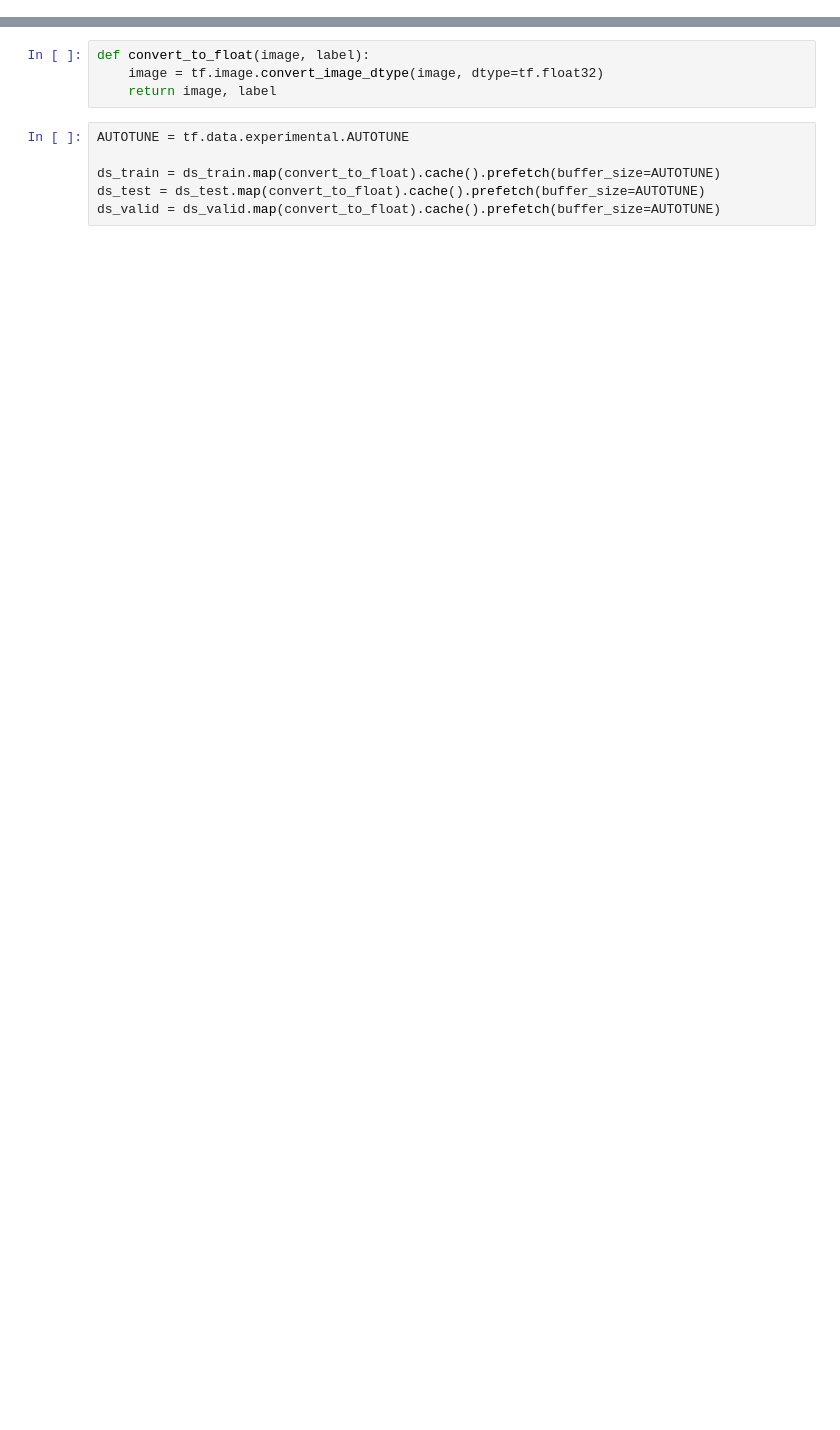
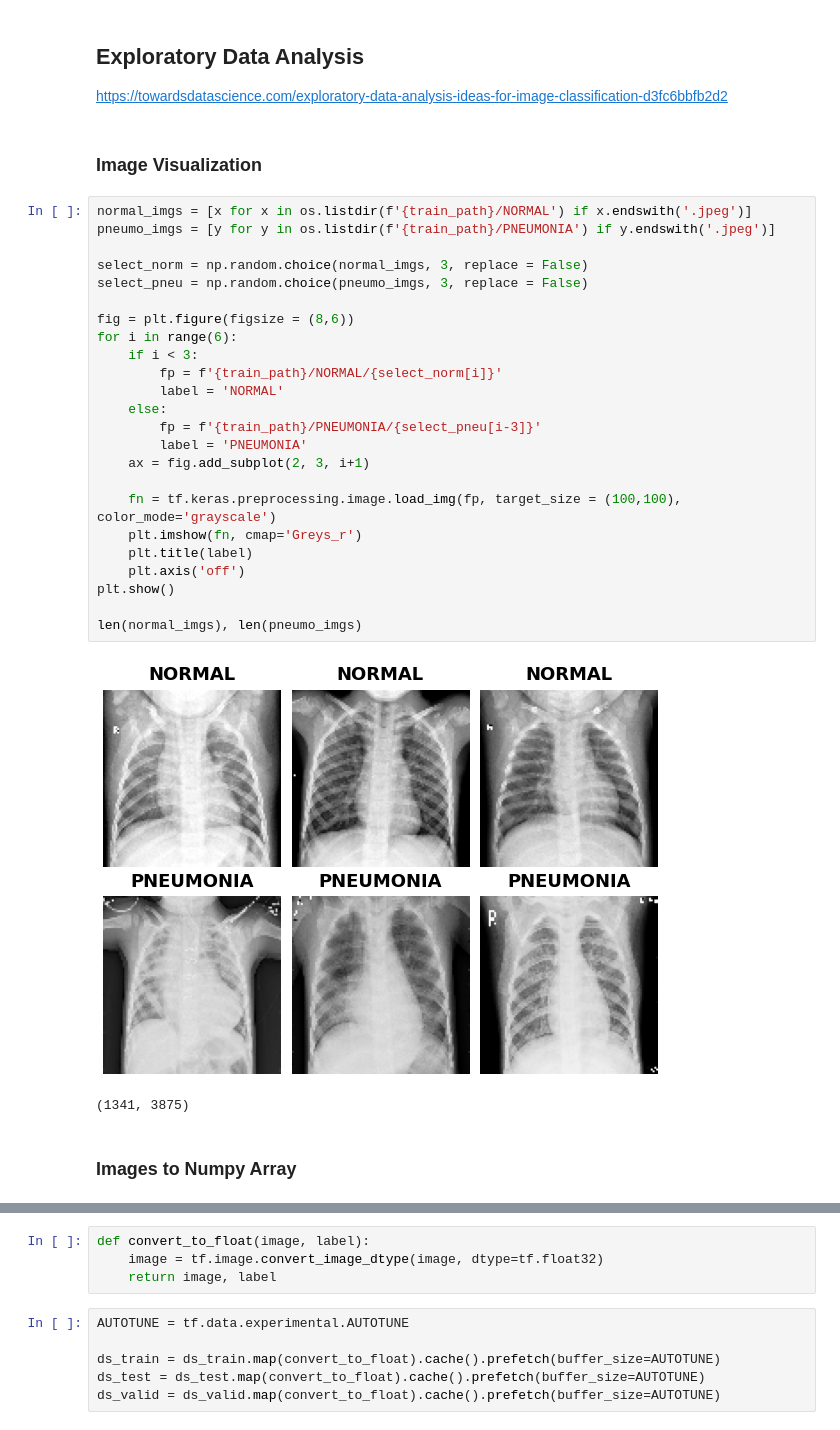
Before and after one commit to dialvedu/PneumoniaDetection, a Jupyter notebook: pneumonia-detection.ipynb, the cells around one changed output, grey strips where cells are left out. Drawn from its saved outputs; the diff is of its cells as text; blank space fills up the shorter version.

Commit message:
Kaggle Notebook | Pneumonia Detection - Testing | Version 9.1

```diff
--- a/pneumonia-detection.ipynb
+++ b/pneumonia-detection.ipynb
@@ -34,0 +64,35 @@ warnings.filterwarnings("ignore")
+# %% [markdown]
+## Exploratory Data Analysis
+
+https://towardsdatascience.com/exploratory-data-analysis-ideas-for-image-classification-d3fc6bbfb2d2
+# %% [markdown]
+### Image Visualization
+# %%
+normal_imgs = [x for x in os.listdir(f'{train_path}/NORMAL') if x.endswith('.jpeg')]
+pneumo_imgs = [y for y in os.listdir(f'{train_path}/PNEUMONIA') if y.endswith('.jpeg')]
+
+select_norm = np.random.choice(normal_imgs, 3, replace = False)
+select_pneu = np.random.choice(pneumo_imgs, 3, replace = False)
+
+fig = plt.figure(figsize = (8,6))
+for i in range(6):
+    if i < 3:
+        fp = f'{train_path}/NORMAL/{select_norm[i]}'
+        label = 'NORMAL'
+    else:
+        fp = f'{train_path}/PNEUMONIA/{select_pneu[i-3]}'
+        label = 'PNEUMONIA'
+    ax = fig.add_subplot(2, 3, i+1)
+
+    fn = tf.keras.preprocessing.image.load_img(fp, target_size = (100,100), color_mode='grayscale')
+    plt.imshow(fn, cmap='Greys_r')
+    plt.title(label)
+    plt.axis('off')
+plt.show()
+
+len(normal_imgs), len(pneumo_imgs)
+# %% [output]
+[figure, added]
+(1341, 3875)
+# %% [markdown]
+### Images to Numpy Array
```
Also changed, not shown: parts of 22 cells of this notebook.
